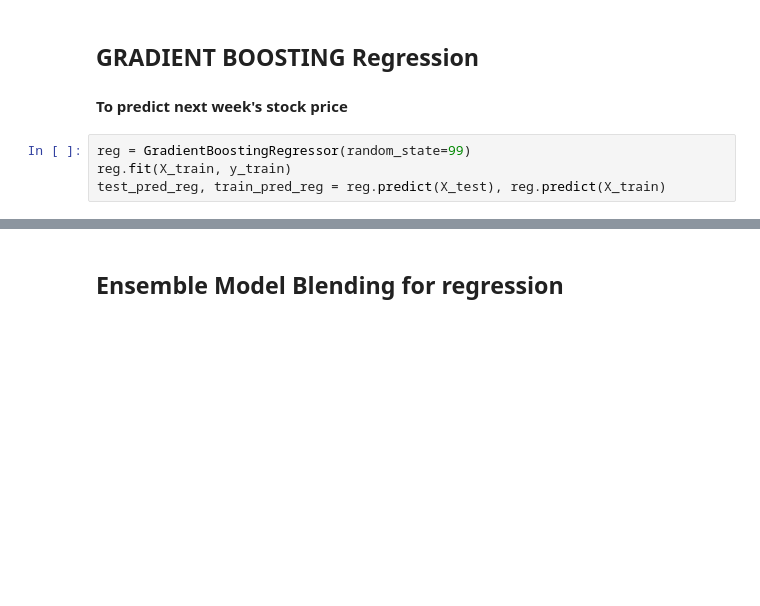
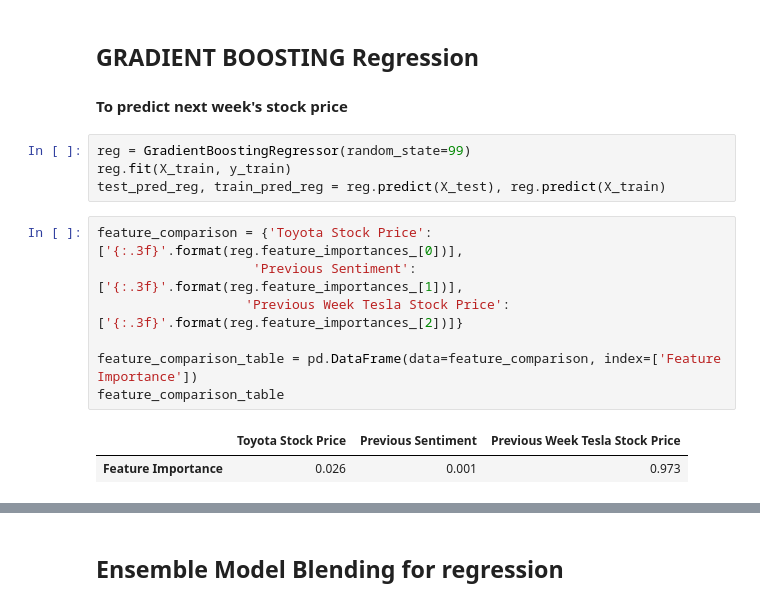
Before and after one commit to majda-br/Stock-trend-prediction, a Jupyter notebook: models/models.ipynb, the cells around one changed output, grey strips where cells are left out. Cells and saved outputs as stored; diff of their text form; blank space fills up the shorter version.

```diff
--- a/models/models.ipynb
+++ b/models/models.ipynb
@@ -474,6 +475,16 @@ plt.show()
 reg = GradientBoostingRegressor(random_state=99)
 reg.fit(X_train, y_train)
 test_pred_reg, train_pred_reg = reg.predict(X_test), reg.predict(X_train)
+# %%
+feature_comparison = {'Toyota Stock Price': ['{:.3f}'.format(reg.feature_importances_[0])],
+                    'Previous Sentiment': ['{:.3f}'.format(reg.feature_importances_[1])],
+                   'Previous Week Tesla Stock Price': ['{:.3f}'.format(reg.feature_importances_[2])]}
+
+feature_comparison_table = pd.DataFrame(data=feature_comparison, index=['Feature Importance'])
+feature_comparison_table
+# %% [output]
+|  | Toyota Stock Price | Previous Sentiment | Previous Week Tesla Stock Price |
+| Feature Importance | 0.026 | 0.001 | 0.973 |
 # %%
 # Create plot to compare real and predicted test stock values
 
```
Also changed, not shown: parts of 24 cells of this notebook.
